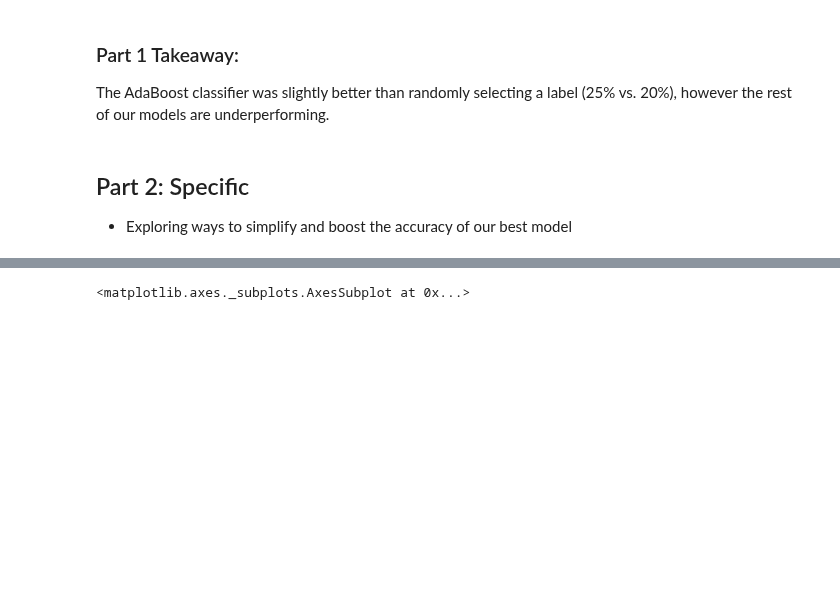
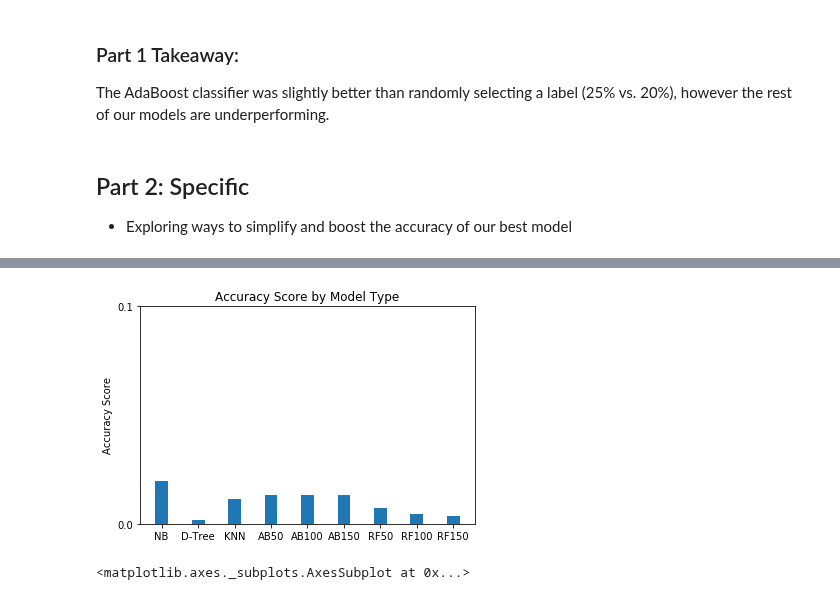
Before and after one commit to sarabranham/CX4240, a Jupyter notebook: Final_Pres.ipynb, the cells around one changed output, grey strips where cells are left out. Saved outputs shown, nothing was run; the diff lists cells and outputs as text; code cells hidden in the pictures; blank space fills up the shorter version.

```diff
--- a/Final_Pres.ipynb
+++ b/Final_Pres.ipynb
@@ -209 +212,21 @@ get_accuracy(train, test, AdaBoostClassifier(n_estimators=100))
+# %%
+acc_list = []
+for m in models:
+    score = get_accuracy(train, test, m)
+    acc_list.append(score)
+
+ind = np.arange(len(acc_list))    # the x locations for the groups
+width = 0.35       # the width of the bars: can also be len(x) sequence
+
+p1 = plt.bar(ind, acc_list, width)
+
+plt.ylabel('Accuracy Score')
+plt.title('Accuracy Score by Model Type')
+plt.xticks(ind, ('NB', 'D-Tree', 'KNN', 'AB50', 'AB100', 'AB150', 'RF50', 'RF100', 'RF150'))
+plt.yticks(np.arange(0, max(acc_list)+0.1, 0.1))
+
+plt.show()
+# makes sense - 5 labels -> 11 (25% = random vs. 1%)
+# %% [output]
+[figure, added]
 # %%
```
Also changed, not shown: parts of 18 cells of this notebook.
